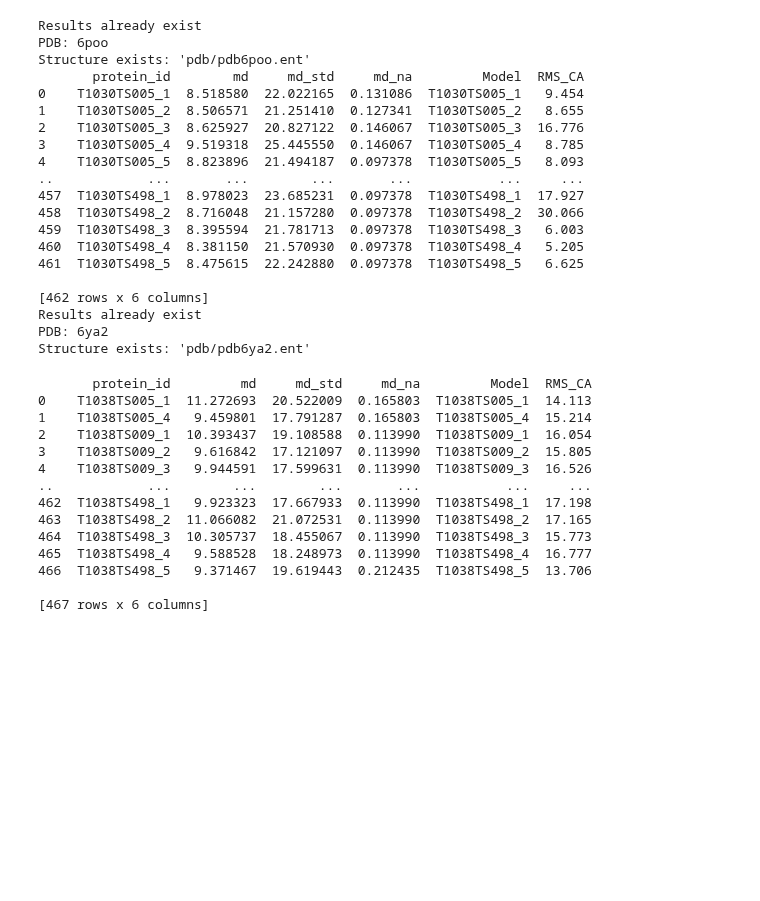
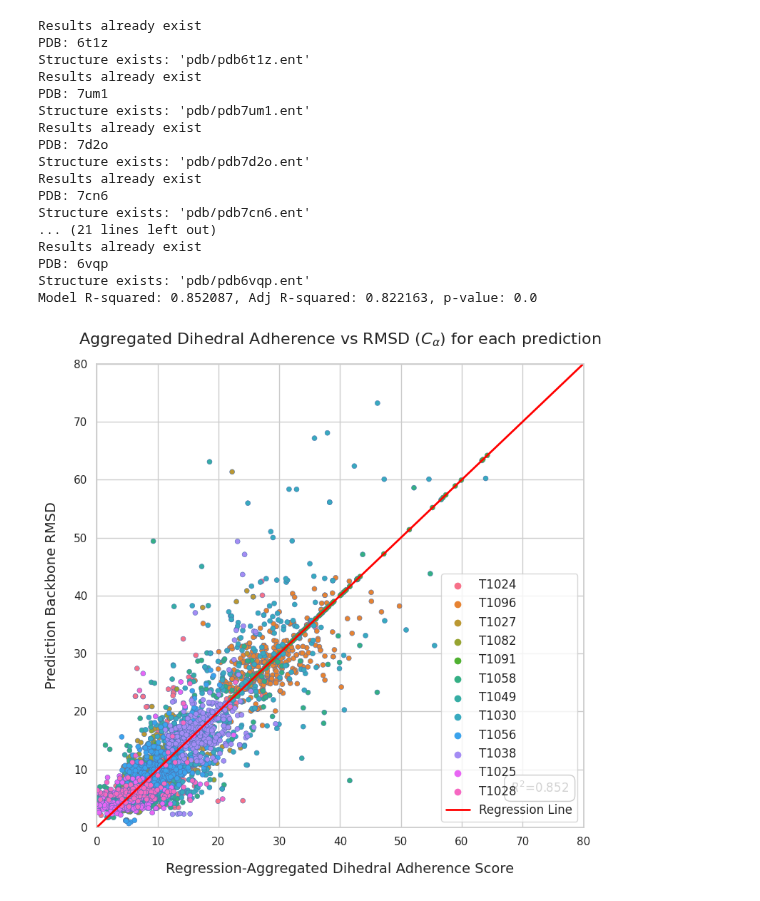
Before and after one commit to Musa-Azeem/protein-dihedral-visualization, a Jupyter notebook: clean.ipynb, the cells around one changed output. Saved outputs shown, nothing was run; the diff lists cells and outputs as text; code cells hidden in the pictures; blank space fills up the shorter version.

```diff
--- a/clean.ipynb
+++ b/clean.ipynb
@@ -29,42 +184,33 @@ Model R-squared: 0.737118, Adj R-squared: 0.584735, p-value: 1.3550539063370565e
 # %%
 from lib import fit_model_on_multiple
 WINDOW_SIZE = 5
 WINDOW_SIZE_CONTEXT = 6
 PDBMINE_URL = os.getenv("PDBMINE_URL")
+PROJECT_DIR = 'tests'
 
-fit_model_on_multiple(['T1030', 'T1038'], WINDOW_SIZE, WINDOW_SIZE_CONTEXT, PDBMINE_URL,)
+# model, grouped_preds = fit_model_on_multiple(['T1056', 'T1038', 'T1025', 'T1028'], WINDOW_SIZE, WINDOW_SIZE_CONTEXT, PDBMINE_URL, n_comp=2000)
+model, grouped_preds = fit_model_on_multiple(
+    ['T1024', 'T1096', 'T1027', 'T1082', 'T1091', 'T1058', 'T1049', 'T1030', 'T1056', 'T1038', 'T1025', 'T1028'],
+    WINDOW_SIZE, WINDOW_SIZE_CONTEXT, PDBMINE_URL, PROJECT_DIR,
+    n_comp=2000,
+    axlims=((0,80),(0,80))
+)
 # %% [output]
 Results already exist
-PDB: 6poo
-Structure exists: 'pdb/pdb6poo.ent'
-       protein_id        md     md_std     md_na         Model  RMS_CA
-0    T1030TS005_1  8.518580  22.022165  0.131086  T1030TS005_1   9.454
-1    T1030TS005_2  8.506571  21.251410  0.127341  T1030TS005_2   8.655
-2    T1030TS005_3  8.625927  20.827122  0.146067  T1030TS005_3  16.776
-3    T1030TS005_4  9.519318  25.445550  0.146067  T1030TS005_4   8.785
-4    T1030TS005_5  8.823896  21.494187  0.097378  T1030TS005_5   8.093
-..            ...       ...        ...       ...           ...     ...
-457  T1030TS498_1  8.978023  23.685231  0.097378  T1030TS498_1  17.927
-458  T1030TS498_2  8.716048  21.157280  0.097378  T1030TS498_2  30.066
-459  T1030TS498_3  8.395594  21.781713  0.097378  T1030TS498_3   6.003
-460  T1030TS498_4  8.381150  21.570930  0.097378  T1030TS498_4   5.205
-461  T1030TS498_5  8.475615  22.242880  0.097378  T1030TS498_5   6.625
-
-[462 rows x 6 columns]
+PDB: 6t1z
+Structure exists: 'pdb/pdb6t1z.ent'
 Results already exist
-PDB: 6ya2
-Structure exists: 'pdb/pdb6ya2.ent'
+PDB: 7um1
+Structure exists: 'pdb/pdb7um1.ent'
+Results already exist
+PDB: 7d2o
+Structure exists: 'pdb/pdb7d2o.ent'
+Results already exist
+PDB: 7cn6
+Structure exists: 'pdb/pdb7cn6.ent'
+... (21 lines left out)
+Results already exist
+PDB: 6vqp
+Structure exists: 'pdb/pdb6vqp.ent'
+Model R-squared: 0.852087, Adj R-squared: 0.822163, p-value: 0.0
-       protein_id         md     md_std     md_na         Model  RMS_CA
-0    T1038TS005_1  11.272693  20.522009  0.165803  T1038TS005_1  14.113
-1    T1038TS005_4   9.459801  17.791287  0.165803  T1038TS005_4  15.214
-2    T1038TS009_1  10.393437  19.108588  0.113990  T1038TS009_1  16.054
-3    T1038TS009_2   9.616842  17.121097  0.113990  T1038TS009_2  15.805
-4    T1038TS009_3   9.944591  17.599631  0.113990  T1038TS009_3  16.526
-..            ...        ...        ...       ...           ...     ...
-462  T1038TS498_1   9.923323  17.667933  0.113990  T1038TS498_1  17.198
-463  T1038TS498_2  11.066082  21.072531  0.113990  T1038TS498_2  17.165
-464  T1038TS498_3  10.305737  18.455067  0.113990  T1038TS498_3  15.773
-465  T1038TS498_4   9.588528  18.248973  0.113990  T1038TS498_4  16.777
-466  T1038TS498_5   9.371467  19.619443  0.212435  T1038TS498_5  13.706
-
-[467 rows x 6 columns]
+[figure, added]
```
Also changed, not shown: parts of 5 cells of this notebook, 8 other files.
